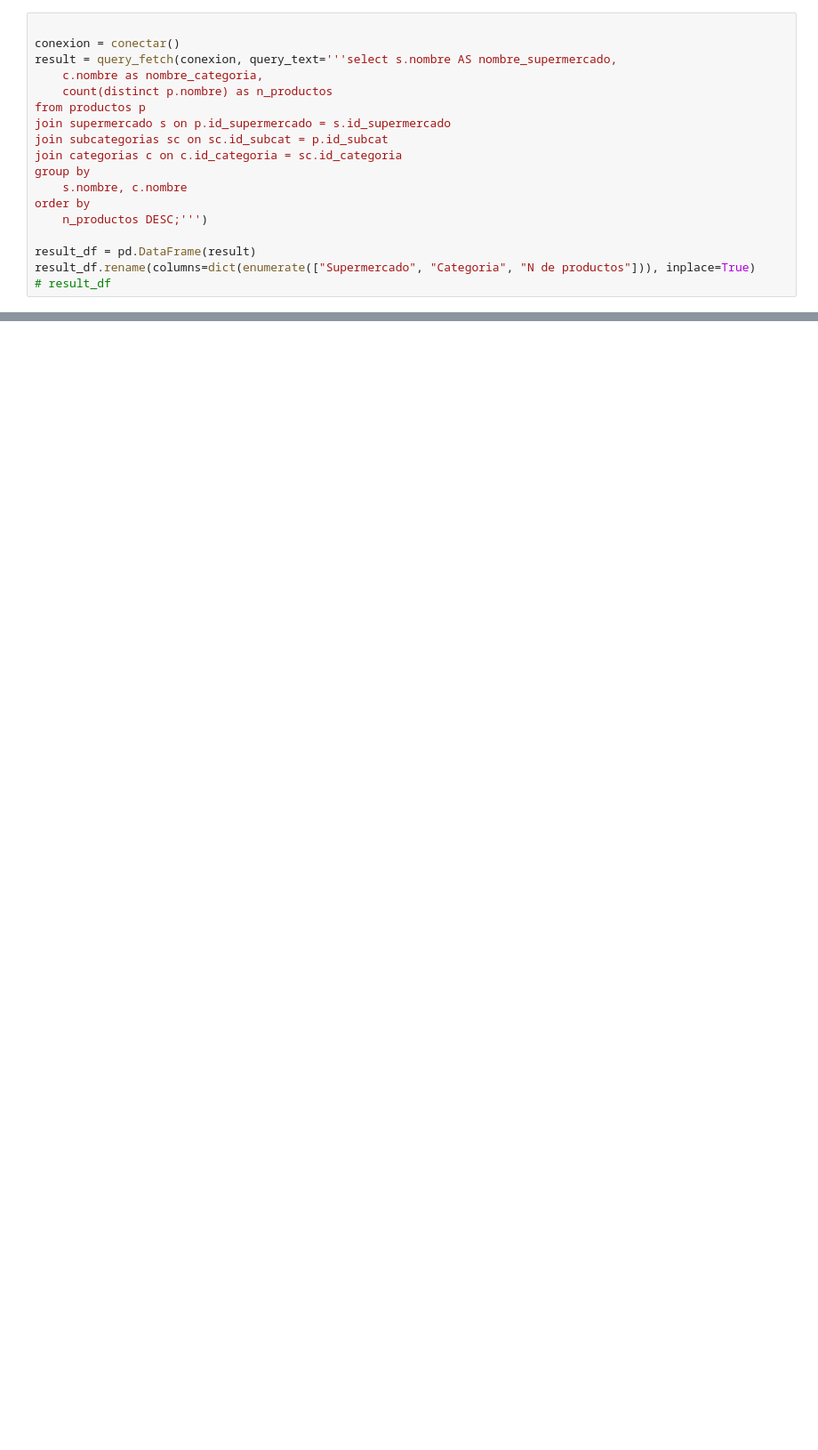
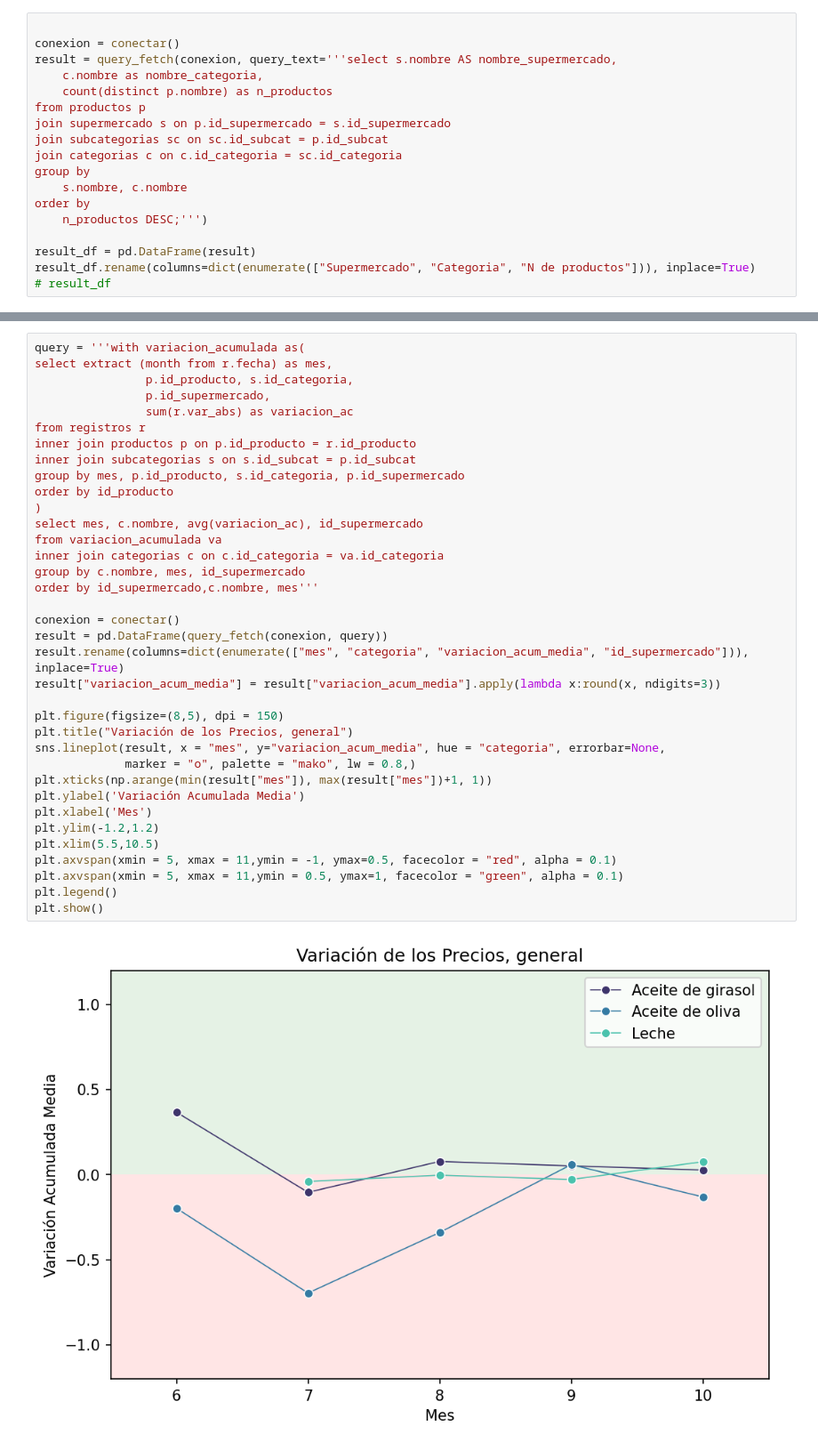
Before and after one commit to yanruwu/Proyecto4-Analisis-Supermercados, a Jupyter notebook: notebooks/analysis.ipynb, the cells around one changed output, grey strips where cells are left out. Shown at 89% size. Drawn from its saved outputs; the diff is of its cells as text; blank space fills up the shorter version.

```diff
--- a/notebooks/analysis.ipynb
+++ b/notebooks/analysis.ipynb
@@ -61,0 +81,38 @@ df.groupby(["Categoria", "Supermercado"])[["Precio (€)","Nombre"]].agg(["descr
+# %%
+query = '''with variacion_acumulada as(
+select extract (month from r.fecha) as mes,
+				p.id_producto, s.id_categoria,
+				p.id_supermercado,
+				sum(r.var_abs) as variacion_ac
+from registros r
+inner join productos p on p.id_producto = r.id_producto
+inner join subcategorias s on s.id_subcat = p.id_subcat
+group by mes, p.id_producto, s.id_categoria, p.id_supermercado
+order by id_producto
+)
+select mes, c.nombre, avg(variacion_ac), id_supermercado
+from variacion_acumulada va
+inner join categorias c on c.id_categoria = va.id_categoria
+group by c.nombre, mes, id_supermercado
+order by id_supermercado,c.nombre, mes'''
+
+conexion = conectar()
+result = pd.DataFrame(query_fetch(conexion, query))
+result.rename(columns=dict(enumerate(["mes", "categoria", "variacion_acum_media", "id_supermercado"])), inplace=True)
+result["variacion_acum_media"] = result["variacion_acum_media"].apply(lambda x:round(x, ndigits=3))
+
+plt.figure(figsize=(8,5), dpi = 150)
+plt.title("Variación de los Precios, general")
+sns.lineplot(result, x = "mes", y="variacion_acum_media", hue = "categoria", errorbar=None,
+             marker = "o", palette = "mako", lw = 0.8,)
+plt.xticks(np.arange(min(result["mes"]), max(result["mes"])+1, 1))
+plt.ylabel('Variación Acumulada Media')
+plt.xlabel('Mes')
+plt.ylim(-1.2,1.2)
+plt.xlim(5.5,10.5)
+plt.axvspan(xmin = 5, xmax = 11,ymin = -1, ymax=0.5, facecolor = "red", alpha = 0.1)
+plt.axvspan(xmin = 5, xmax = 11,ymin = 0.5, ymax=1, facecolor = "green", alpha = 0.1)
+plt.legend()
+plt.show()
+# %% [output]
+[figure, added]
```
Also changed, not shown: parts of 9 cells of this notebook.
